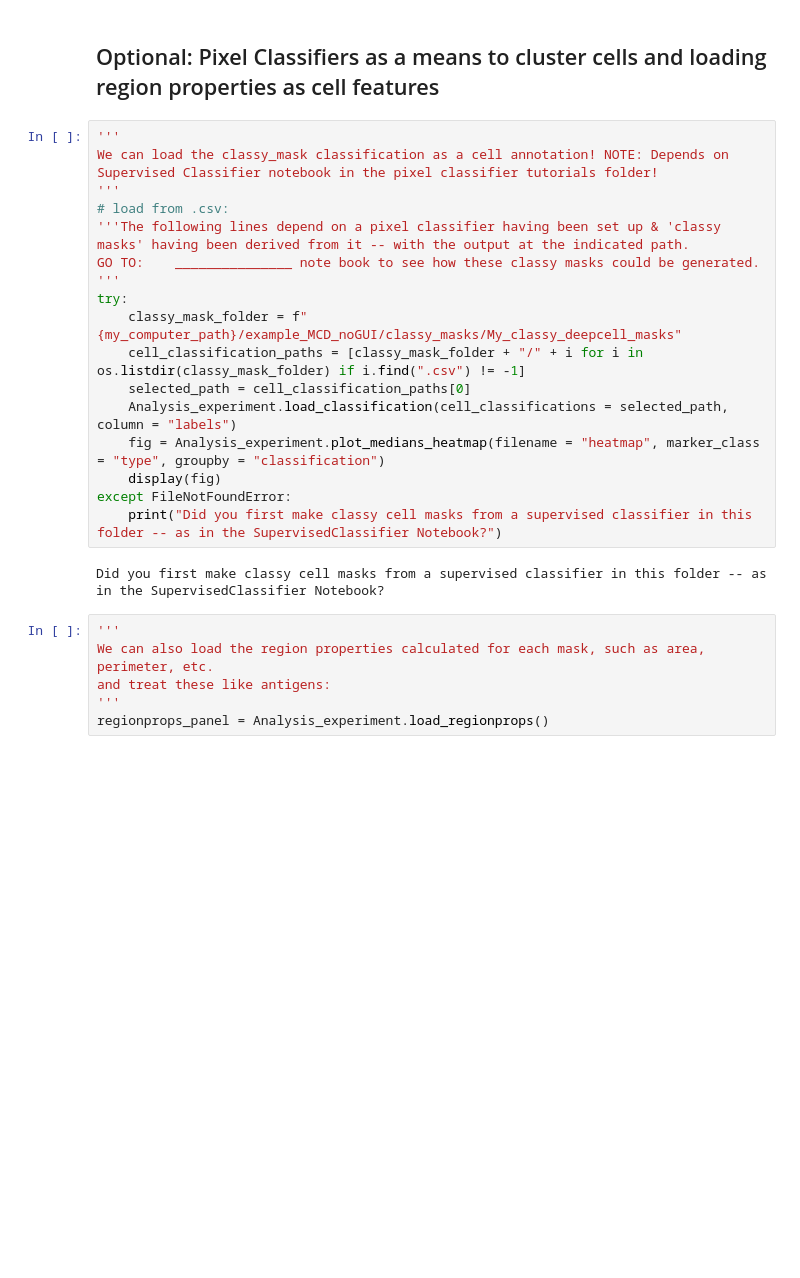
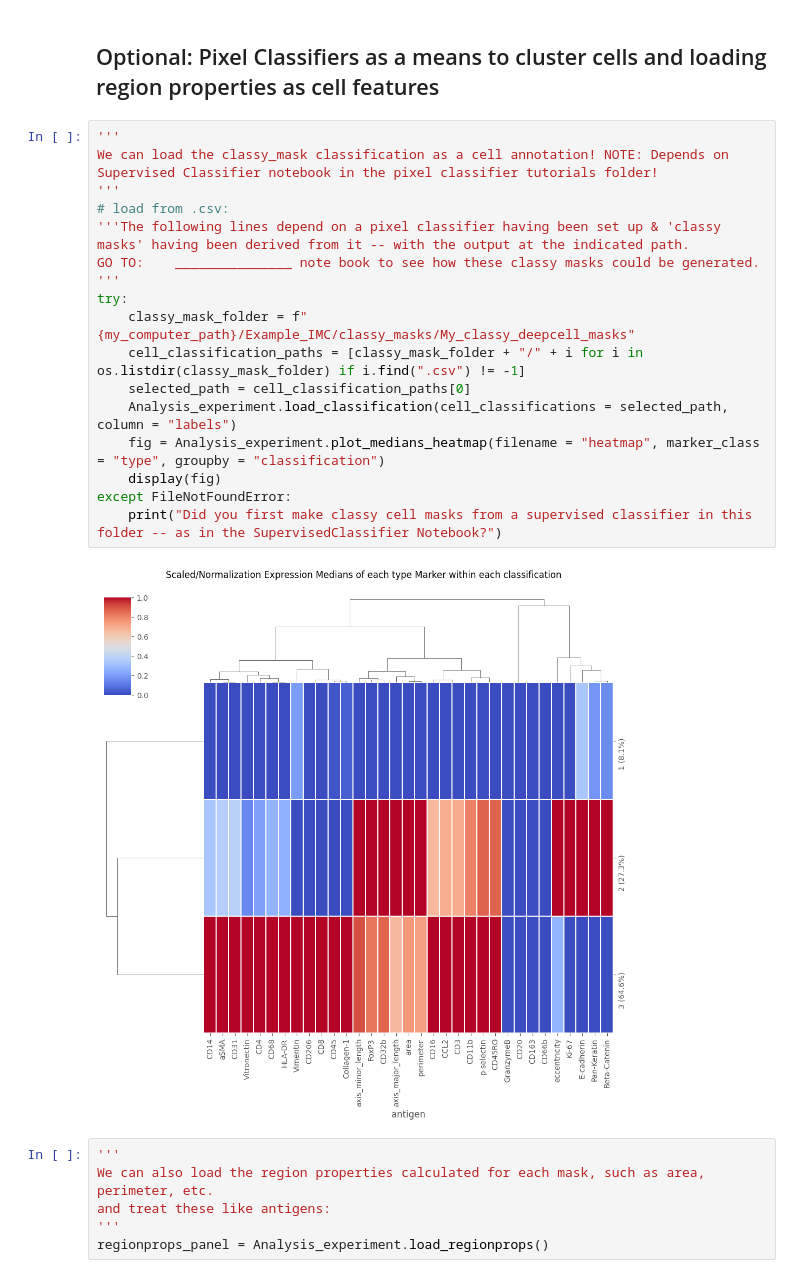
Before and after one commit to BenCaiello/PalmettoBUG, a Jupyter notebook: notebooks/CoreImagingPipeline/SingleCellAnalysis.ipynb, the cells around one changed output. Cells and saved outputs as stored; diff of their text form; blank space fills up the shorter version.

```diff
--- a/notebooks/CoreImagingPipeline/SingleCellAnalysis.ipynb
+++ b/notebooks/CoreImagingPipeline/SingleCellAnalysis.ipynb
@@ -441,22 +447,22 @@ Analysis_experiment.plot_UMAP(filename = "umap", color_by = 'leiden', palette =
 # %%
 '''
 We can load the classy_mask classification as a cell annotation! NOTE: Depends on Supervised Classifier notebook in the pixel classifier tutorials folder!
 '''
 # load from .csv:
 '''The following lines depend on a pixel classifier having been set up & 'classy masks' having been derived from it -- with the output at the indicated path.
 GO TO:    _______________ note book to see how these classy masks could be generated.
 '''
 try:
-    classy_mask_folder = f"{my_computer_path}/example_MCD_noGUI/classy_masks/My_classy_deepcell_masks"
+    classy_mask_folder = f"{my_computer_path}/Example_IMC/classy_masks/My_classy_deepcell_masks"
     cell_classification_paths = [classy_mask_folder + "/" + i for i in os.listdir(classy_mask_folder) if i.find(".csv") != -1]
     selected_path = cell_classification_paths[0]
     Analysis_experiment.load_classification(cell_classifications = selected_path, column = "labels")
     fig = Analysis_experiment.plot_medians_heatmap(filename = "heatmap", marker_class = "type", groupby = "classification")
     display(fig)
 except FileNotFoundError:
     print("Did you first make classy cell masks from a supervised classifier in this folder -- as in the SupervisedClassifier Notebook?")
 # %% [output]
-Did you first make classy cell masks from a supervised classifier in this folder -- as in the SupervisedClassifier Notebook?
+[figure, added]
 # %%
 '''
 We can also load the region properties calculated for each mask, such as area, perimeter, etc.
```
Also changed, not shown: parts of 8 cells of this notebook, 2 other files.
